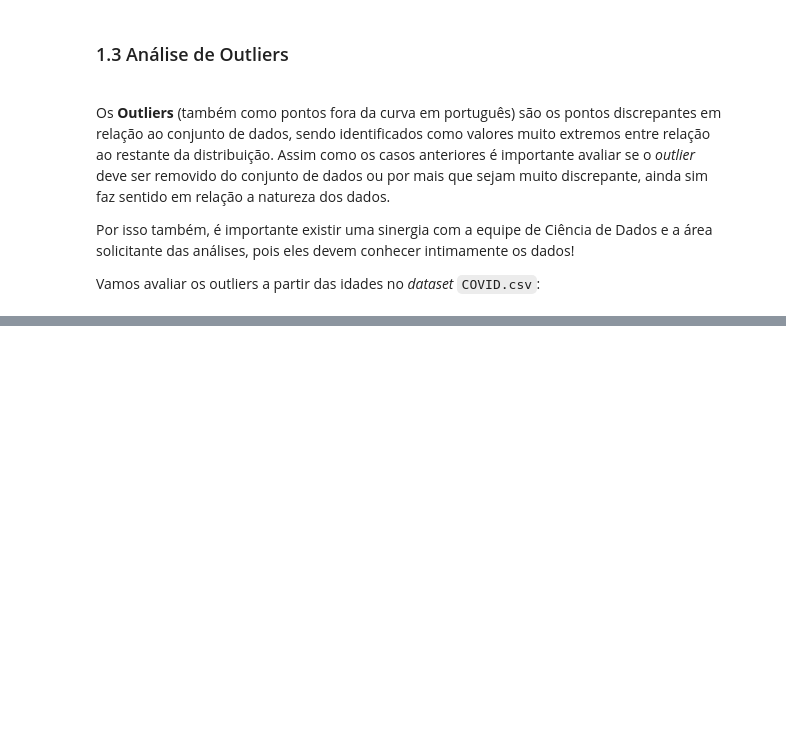
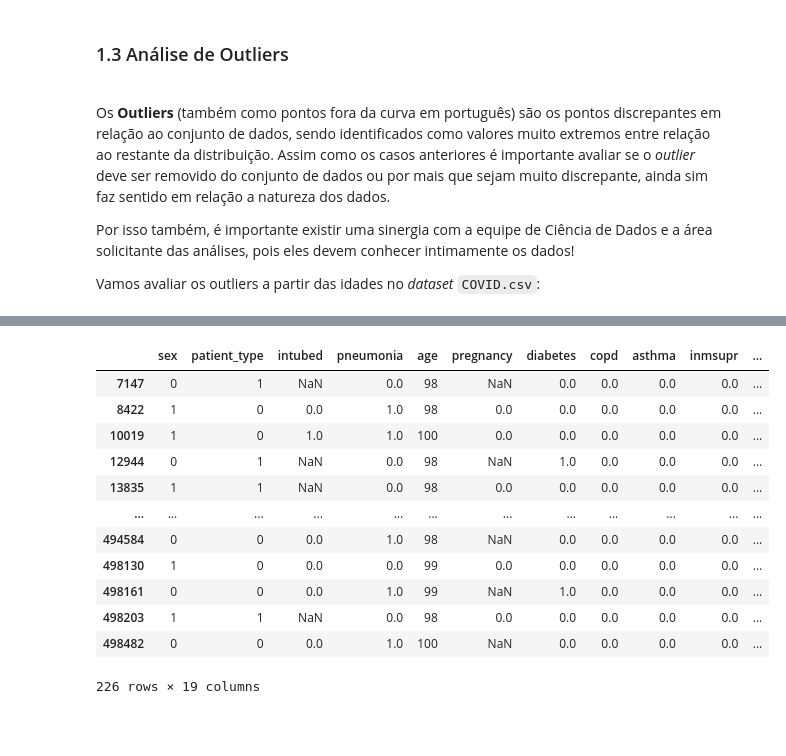
Before and after one commit to Moc967/letscode-desenvolvedados-estatistica, a Jupyter notebook: Estatistica II/src/01 - Processamento de Tratamento dos dados.ipynb, the cells around one changed output, grey strips where cells are left out. Drawn from its saved outputs; the diff is of its cells as text; code cells hidden in the pictures; blank space fills up the shorter version.

```diff
--- a/Estatistica II/src/01 - Processamento de Tratamento dos dados.ipynb
+++ b/Estatistica II/src/01 - Processamento de Tratamento dos dados.ipynb
@@ -104,3 +236,20 @@ Vamos avaliar os outliers a partir das idades no _dataset_ `COVID.csv`:
+# %%
+# Mostrando os outliers
+covid.loc[outliers, :]
+# %% [output]
+|  | sex | patient_type | intubed | pneumonia | age | pregnancy | diabetes | copd | asthma | inmsupr | ... |
+| 7147 | 0 | 1 | NaN | 0.0 | 98 | NaN | 0.0 | 0.0 | 0.0 | 0.0 | ... |
+| 8422 | 1 | 0 | 0.0 | 1.0 | 98 | 0.0 | 0.0 | 0.0 | 0.0 | 0.0 | ... |
+| 10019 | 1 | 0 | 1.0 | 1.0 | 100 | 0.0 | 0.0 | 0.0 | 0.0 | 0.0 | ... |
+| 12944 | 0 | 1 | NaN | 0.0 | 98 | NaN | 1.0 | 0.0 | 0.0 | 0.0 | ... |
+| 13835 | 1 | 1 | NaN | 0.0 | 98 | 0.0 | 0.0 | 0.0 | 0.0 | 0.0 | ... |
+| ... | ... | ... | ... | ... | ... | ... | ... | ... | ... | ... | ... |
+| 494584 | 0 | 0 | 0.0 | 1.0 | 98 | NaN | 0.0 | 0.0 | 0.0 | 0.0 | ... |
+| 498130 | 1 | 0 | 0.0 | 0.0 | 99 | 0.0 | 0.0 | 0.0 | 0.0 | 0.0 | ... |
+| 498161 | 0 | 0 | 0.0 | 1.0 | 99 | NaN | 1.0 | 0.0 | 0.0 | 0.0 | ... |
+| 498203 | 1 | 1 | NaN | 0.0 | 98 | 0.0 | 0.0 | 0.0 | 0.0 | 0.0 | ... |
+| 498482 | 0 | 0 | 0.0 | 1.0 | 100 | NaN | 0.0 | 0.0 | 0.0 | 0.0 | ... |
+226 rows × 19 columns
 # %% [markdown]
 ##
 # %% [markdown]
```
Also changed, not shown: parts of 20 cells of this notebook.
